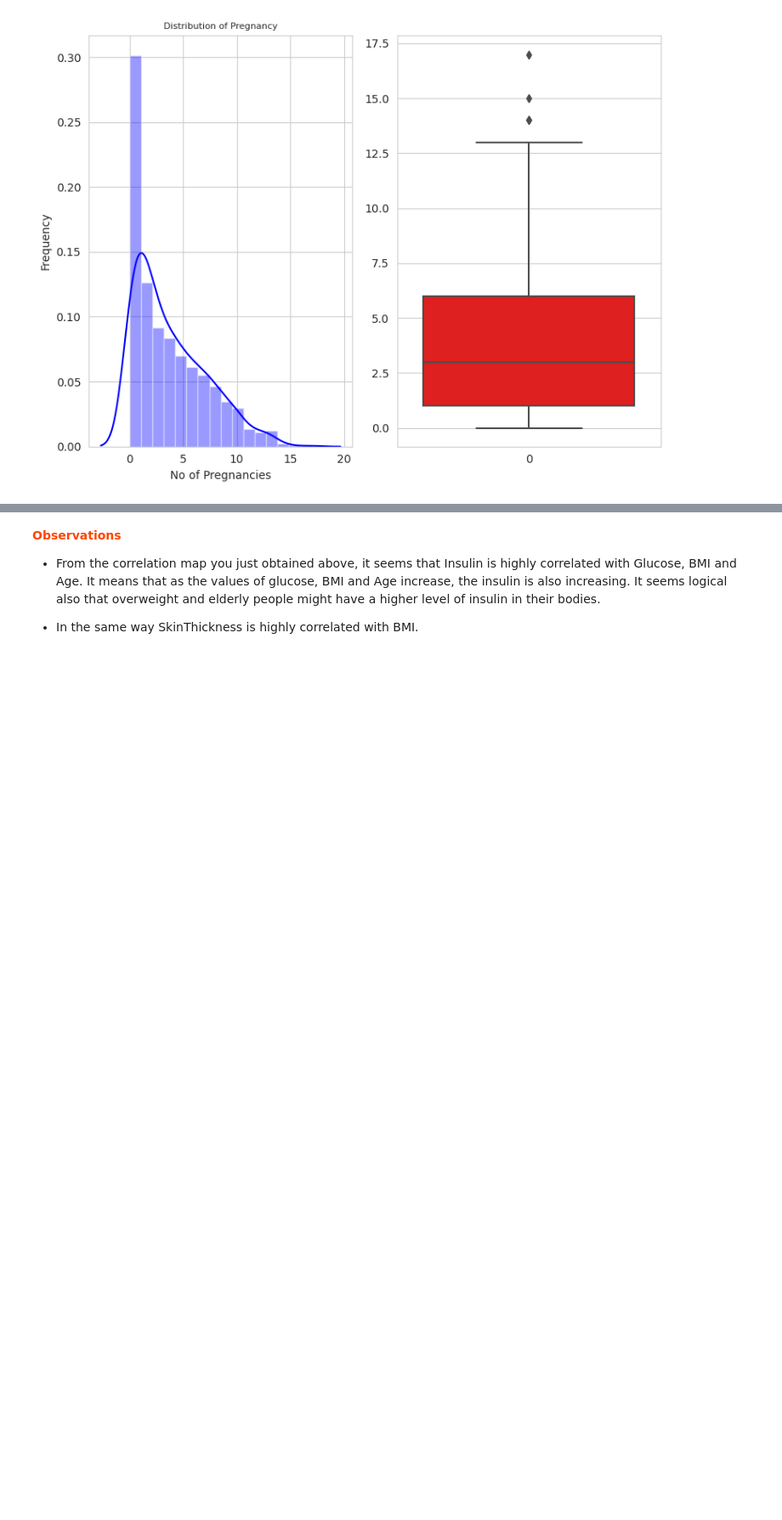
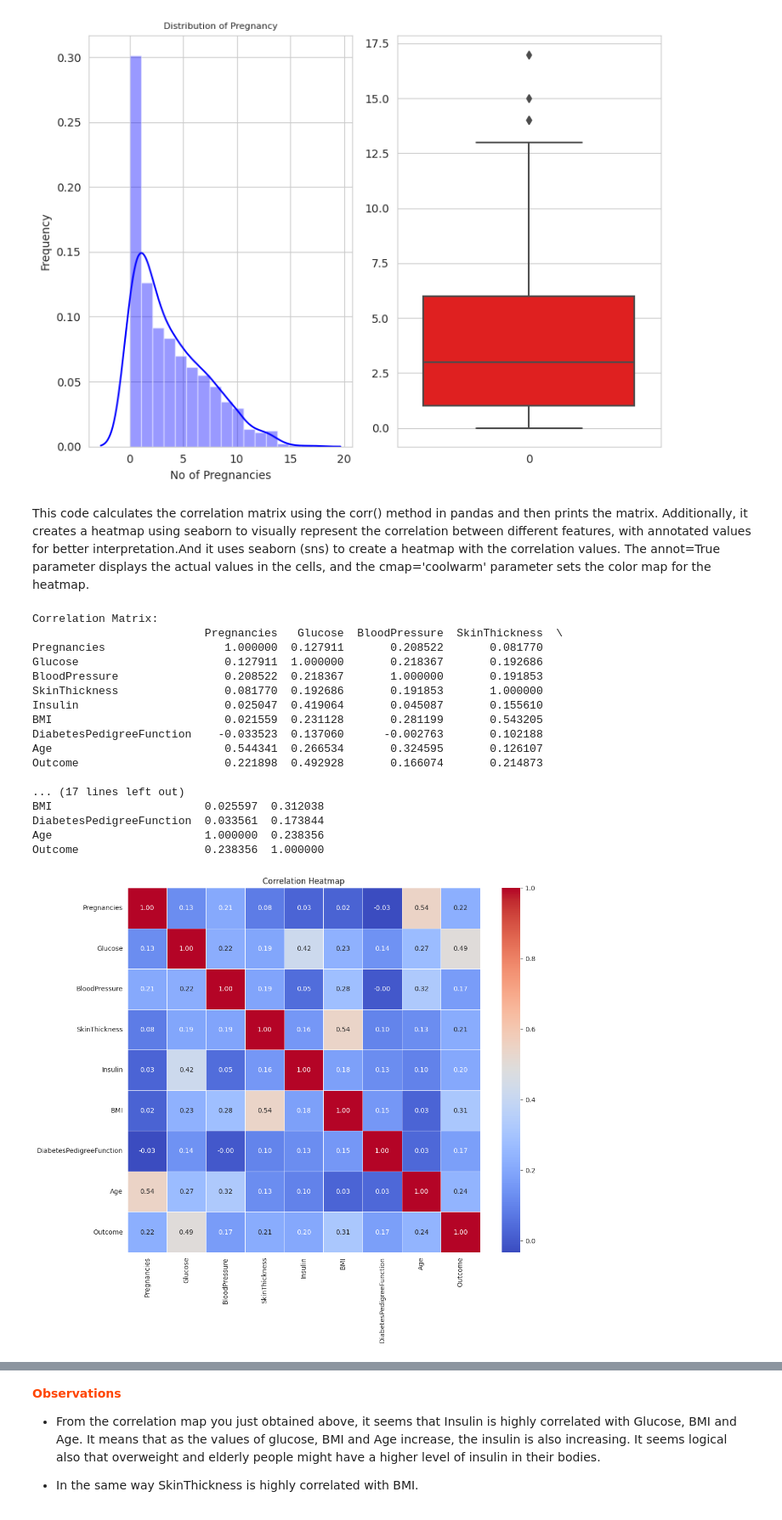
Before and after one commit to durgadevi-4586/FMML-LAB1, a Jupyter notebook: Mod3_project.ipynb, the cells around one changed output, grey strips where cells are left out. Shown at 85% size. Saved outputs shown, nothing was run; the diff lists cells and outputs as text; code cells hidden in the pictures; blank space fills up the shorter version.

```diff
--- a/Mod3_project.ipynb
+++ b/Mod3_project.ipynb
@@ -114,6 +114,40 @@ plt.tight_layout()
 ## TASK-1 :
 ## Find out the "Correlation" between the different attributes present in the data.
 ## Also plot a heatmap (refer Seaborn documentation) for the correlation values obtained.
+# %% [markdown]
+This code calculates the correlation matrix using the corr() method in pandas and then prints the matrix. Additionally, it creates a heatmap using seaborn to visually represent the correlation between different features, with annotated values for better interpretation.And it uses seaborn (sns) to create a heatmap with the correlation values. The annot=True parameter displays the actual values in the cells, and the cmap='coolwarm' parameter sets the color map for the heatmap.
+# %%
+# Calculate the correlation matrix
+correlation_matrix = diabetes_data.corr()
+
+# Display the correlation matrix
+print("Correlation Matrix:")
+print(correlation_matrix)
+
+# Plot a heatmap using seaborn
+plt.figure(figsize=(12, 10))
+sns.heatmap(correlation_matrix, annot=True, cmap='coolwarm', fmt=".2f", linewidths=.5)
+plt.title("Correlation Heatmap")
+plt.show()
+# %% [output]
+Correlation Matrix:
+                          Pregnancies   Glucose  BloodPressure  SkinThickness  \
+Pregnancies                  1.000000  0.127911       0.208522       0.081770
+Glucose                      0.127911  1.000000       0.218367       0.192686
+BloodPressure                0.208522  0.218367       1.000000       0.191853
+SkinThickness                0.081770  0.192686       0.191853       1.000000
+Insulin                      0.025047  0.419064       0.045087       0.155610
+BMI                          0.021559  0.231128       0.281199       0.543205
+DiabetesPedigreeFunction    -0.033523  0.137060      -0.002763       0.102188
+Age                          0.544341  0.266534       0.324595       0.126107
+Outcome                      0.221898  0.492928       0.166074       0.214873
+
+... (17 lines left out)
+BMI                       0.025597  0.312038
+DiabetesPedigreeFunction  0.033561  0.173844
+Age                       1.000000  0.238356
+Outcome                   0.238356  1.000000
+[figure, added]
 # %%
 diabetes_data.corr()
 # %% [output]
```
Also changed, not shown: parts of 17 cells of this notebook.
